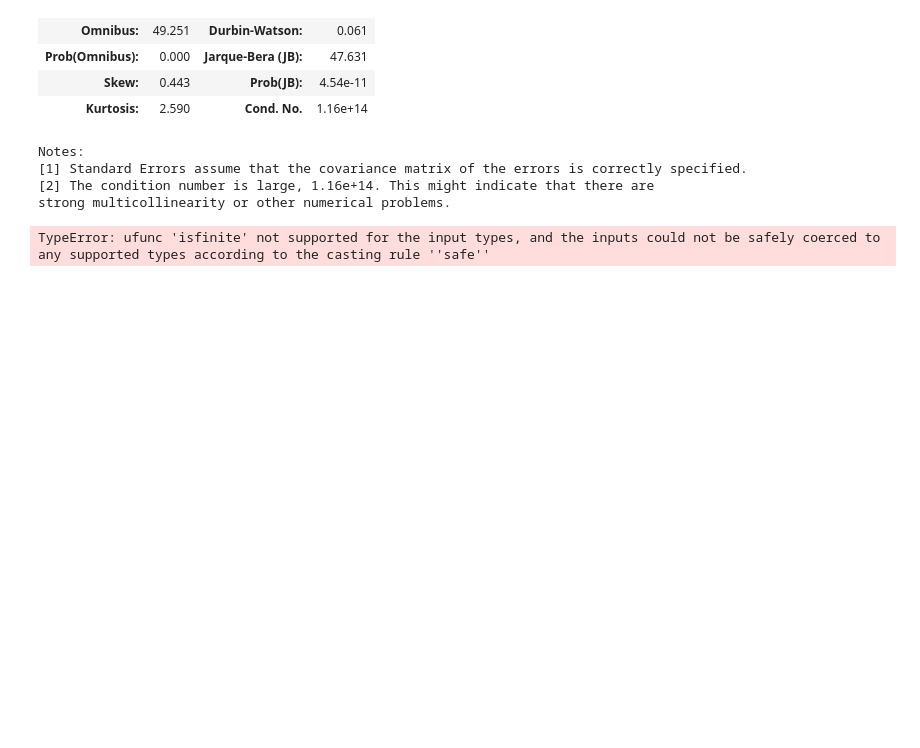
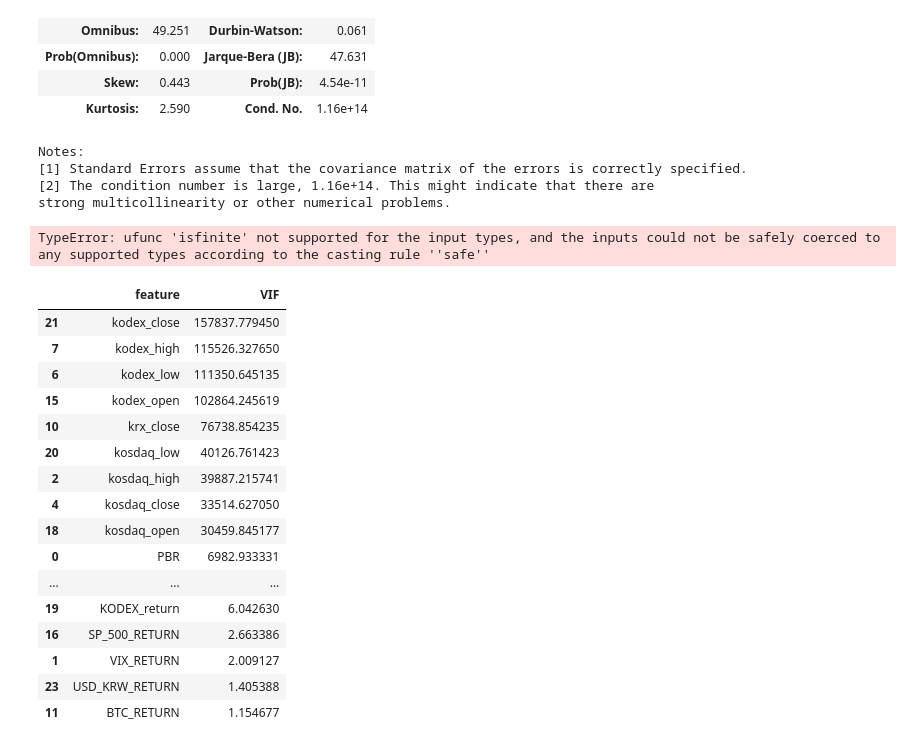
Before and after one commit to gogiri/Viking_Project, a Jupyter notebook: 프로젝트1/model/PCA.ipynb, the cells around one changed output. Drawn from its saved outputs; the diff is of its cells as text; code cells hidden in the pictures; blank space fills up the shorter version.

```diff
--- a/프로젝트1/model/PCA.ipynb
+++ b/프로젝트1/model/PCA.ipynb
@@ -169,3 +222,59 @@ VIF_data['VIF'] = [variance_inflation_factor(df[numeric_cols].values, i) for i i
 VIF_data.sort_values(by='VIF', ascending=False)
 # %% [output]
 TypeError: ufunc 'isfinite' not supported for the input types, and the inputs could not be safely coerced to any supported types according to the casting rule ''safe''
+# %%
+df1 = df[['PBR',
+    'VIX_RETURN',
+    'kosdaq_high',
+    'Dividend_Yield',
+    'kosdaq_close',
+    'kosdaq_volume',
+    'kodex_low',
+    'kodex_high',
+    'krx_diff',
+    'KR_10Y',
+    'krx_close',
+    'BTC_RETURN',
+    'PER',
+    'krx_return',
+    'kodex_volume',
+    'kodex_open',
+    'SP_500_RETURN',
+    'USA_10Y',
+    'kosdaq_open',
+    'KODEX_return',
+    'kosdaq_low',
+    'kodex_close',
+    'Kosdaq150_return',
+    'USD_KRW_RETURN',
+    'KR_3Y',
+    'USA_3Y']]
+# %%
+from statsmodels.stats.outliers_influence import variance_inflation_factor
+numeric_cols = df1.select_dtypes(include='number').columns.tolist()  # Remove the target variable from the list
+
+# Calculate VIF for each feature
+VIF_data = pd.DataFrame()
+VIF_data['feature'] = numeric_cols
+VIF_data['VIF'] = [variance_inflation_factor(df[numeric_cols].values, i) for i in range(len(numeric_cols))]
+
+# Display the VIF values
+VIF_data.sort_values(by='VIF', ascending=False)
+# %% [output]
+|  | feature | VIF |
+| 21 | kodex_close | 157837.779450 |
+| 7 | kodex_high | 115526.327650 |
+| 6 | kodex_low | 111350.645135 |
+| 15 | kodex_open | 102864.245619 |
+| 10 | krx_close | 76738.854235 |
+| 20 | kosdaq_low | 40126.761423 |
+| 2 | kosdaq_high | 39887.215741 |
+| 4 | kosdaq_close | 33514.627050 |
+| 18 | kosdaq_open | 30459.845177 |
+| 0 | PBR | 6982.933331 |
+| ... | ... | ... |
+| 19 | KODEX_return | 6.042630 |
+| 16 | SP_500_RETURN | 2.663386 |
+| 1 | VIX_RETURN | 2.009127 |
+| 23 | USD_KRW_RETURN | 1.405388 |
+| 11 | BTC_RETURN | 1.154677 |
```
Also changed, not shown: parts of 4 cells of this notebook, 34 other files.
